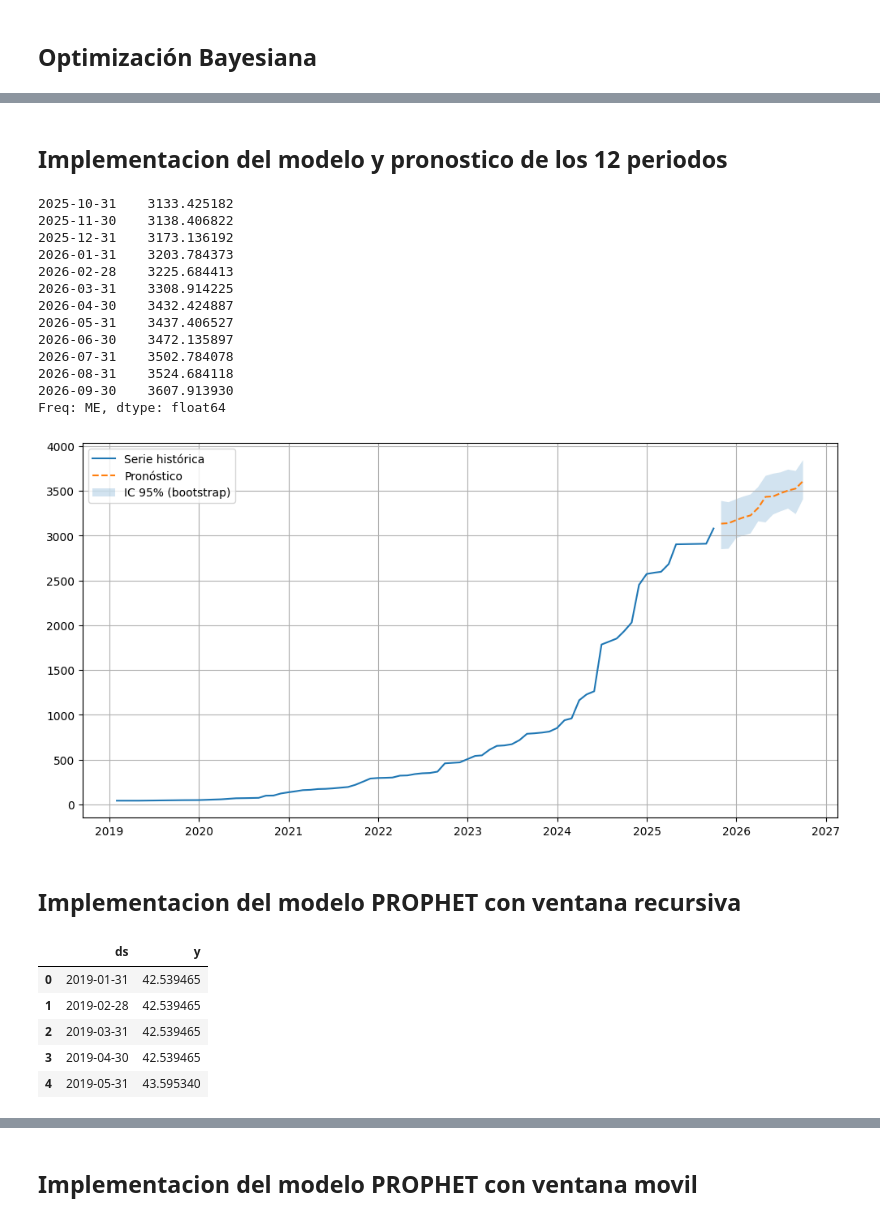
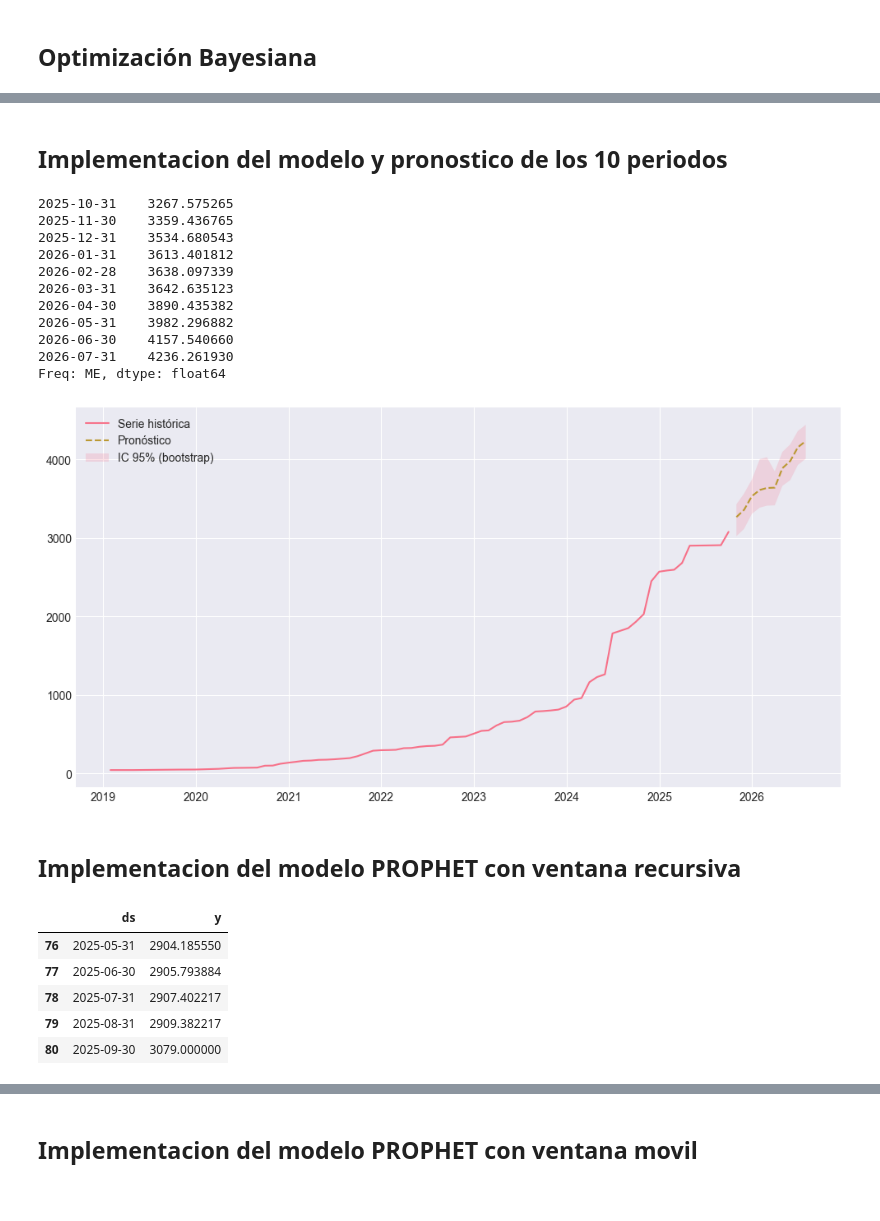
Before and after one commit to jhavierc/proyecto-I-innovacion-tecnologica-IA, a Jupyter notebook: entrega 3/src/models/6_optimizacion Ballesiana.ipynb, the cells around one changed output, grey strips where cells are left out. Drawn from its saved outputs; the diff is of its cells as text; code cells hidden in the pictures.

Commit message:
Actualizo notebook de optimización Bayesiana y comparativa de modelos

```diff
--- a/entrega 3/src/models/6_optimizacion Ballesiana.ipynb
+++ b/entrega 3/src/models/6_optimizacion Ballesiana.ipynb
@@ -20,8 +29,10 @@ from sklearn.metrics import mean_squared_error
 # %%
 # Carga de datos
 # El archivo usa punto y coma como separador y coma como decimal
-file_path = 'capacidad_acumulada_processed.csv'
-df = pd.read_csv(file_path, sep=',', decimal='.')
+file_path = '../data/results/capacidad_acumulada_processed.csv'
+
+
+df = load_capacidad_csv_data(file_path, sep=',', decimal='.')
 df.tail()
 # %% [output]
 |  | Fecha | SOLAR | EOLICA | PCH |
@@ -33,7 +43,0 @@ df.tail()
-# %%
-#imputamos valores de las dos ultimas filas con valores publicacos en la web
-df.loc[80] = ['2025-09-30', 3079, 41.00, 20.62]
-#df.loc[81] = ['2025-10-31', 3120, 41.00, 20.62]
-# Para eliminar por índice de fila y modificar el DataFrame original
-df.drop(index=81, inplace=True)
-df.tail(5)
@@ -126,7 +123,7 @@ def rolling_hw_rmse(serie,
 # %% [markdown]
 ## **Optimización Bayesiana**
 # %%
-H = 12  # horizonte de predicción
+H = 10  # horizonte de predicción para llegar a 1 de Agosto de 2026
 
 def objective(trial):
 
@@ -460,5 +446,5 @@ Mejores parámetros:
 # %% [markdown]
-## **Implementacion del modelo y pronostico de los 12 periodos**
+## **Implementacion del modelo y pronostico de los 10 periodos**
 # %%
 best = study.best_params
 
@@ -486,27 +472,25 @@ fit = model.fit(
     smoothing_seasonal=gamma if seasonal else None,
 )
 
-forecast_12 = fit.forecast(H)
-forecast_12
+forecast_10_mvoil_exp = fit.forecast(10)
+forecast_10_mvoil_exp
 # %% [output]
-2025-10-31    3133.425182
-2025-11-30    3138.406822
-2025-12-31    3173.136192
-2026-01-31    3203.784373
-2026-02-28    3225.684413
-2026-03-31    3308.914225
-2026-04-30    3432.424887
-2026-05-31    3437.406527
-2026-06-30    3472.135897
-2026-07-31    3502.784078
-2026-08-31    3524.684118
-2026-09-30    3607.913930
+2025-10-31    3267.575265
+2025-11-30    3359.436765
+2025-12-31    3534.680543
+2026-01-31    3613.401812
+2026-02-28    3638.097339
+2026-03-31    3642.635123
+2026-04-30    3890.435382
+2026-05-31    3982.296882
+2026-06-30    4157.540660
+2026-07-31    4236.261930
 Freq: ME, dtype: float64
 # %%
 # llamamos a la funcion para generar los intervalos de confianza
-H = 12  # horizonte de 12 pasos (por ejemplo, 12 meses)
+H = 10  # horizonte de 12 pasos (por ejemplo, 12 meses)
 
-forecast_12, lower_95_boot, upper_95_boot = bootstrap_hw_pi(
+forecast_10_mvoil_exp, lower_95_boot, upper_95_boot = bootstrap_hw_pi(
     fit,
     H=H,
     n_sim=1000,
@@ -516,21 +500,21 @@ forecast_12, lower_95_boot, upper_95_boot = bootstrap_hw_pi(
 # %%
 import matplotlib.pyplot as plt
 
 plt.figure(figsize=(12, 6))
 plt.plot(serie, label="Serie histórica")
-plt.plot(forecast_12, label="Pronóstico", linestyle="--")
+plt.plot(forecast_10_mvoil_exp, label="Pronóstico", linestyle="--")
 plt.fill_between(
-    forecast_12.index,
+    forecast_10_mvoil_exp.index,
     lower_95_boot,
     upper_95_boot,
     alpha=0.2,
     label="IC 95% (bootstrap)",
 )
 plt.legend()
 plt.grid(True)
 plt.show()
 # %% [output]
-[figure, old version]
+[figure, new version]
 # %% [markdown]
 ## **Implementacion del modelo PROPHET con ventana recursiva**
 # %%
@@ -542,11 +526,11 @@ solar = solar.sort_values("ds") #se ordena la columna
 solar.tail()
 # %% [output]
 |  | ds | y |
-| 0 | 2019-01-31 | 42.539465 |
-| 1 | 2019-02-28 | 42.539465 |
-| 2 | 2019-03-31 | 42.539465 |
-| 3 | 2019-04-30 | 42.539465 |
-| 4 | 2019-05-31 | 43.595340 |
+| 76 | 2025-05-31 | 2904.185550 |
+| 77 | 2025-06-30 | 2905.793884 |
+| 78 | 2025-07-31 | 2907.402217 |
+| 79 | 2025-08-31 | 2909.382217 |
+| 80 | 2025-09-30 | 3079.000000 |
 # %%
 import numpy as np
 from sklearn.metrics import mean_squared_error
```
Also changed, not shown: parts of 26 cells of this notebook.
